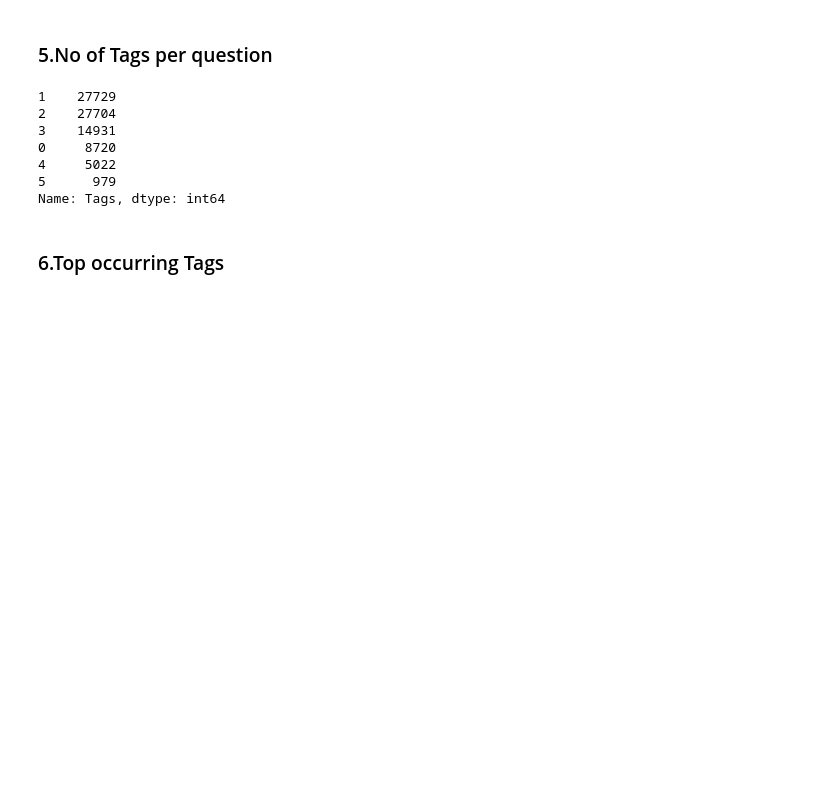
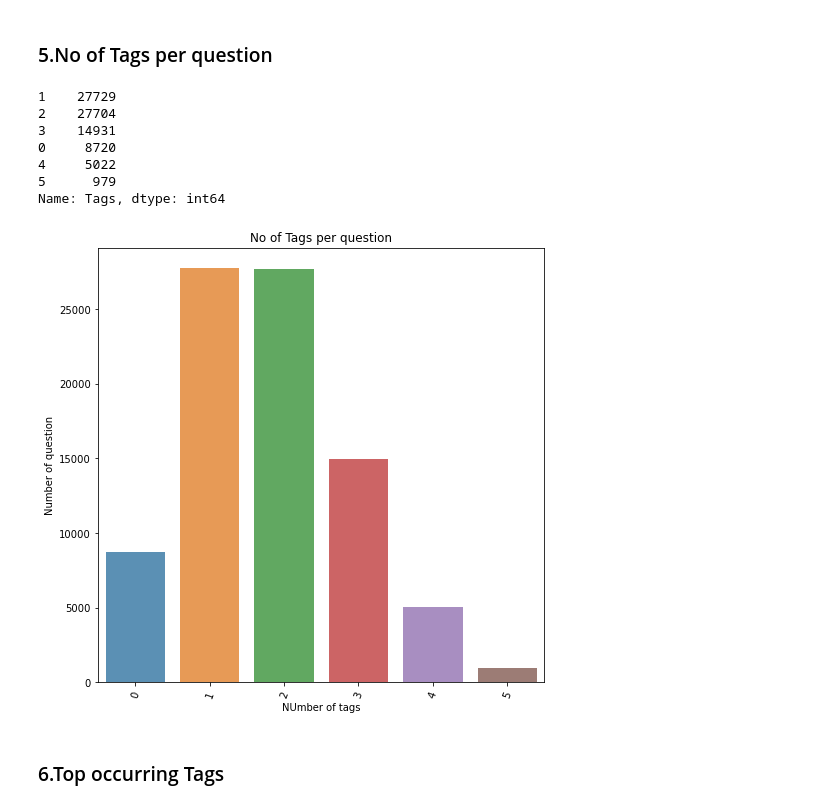
Before and after one commit to rahulanand1103/Stack-Exchange-Tag-Prediction, a Jupyter notebook: 1.Preprocessing-Stack Exchange-Prediction.ipynb, the cells around one changed output. Drawn from its saved outputs; the diff is of its cells as text; code cells hidden in the pictures; blank space fills up the shorter version.

```diff
--- a/1.Preprocessing-Stack Exchange-Prediction.ipynb
+++ b/1.Preprocessing-Stack Exchange-Prediction.ipynb
@@ -89,17 +88,25 @@ df_main.shape
 (85085, 2)
 # %% [markdown]
 ### 5.No of Tags per question
-# %%
-tags_counts=df_main["Tags"].apply(lambda text: len(text))
-print(tags_counts.value_counts())
-# %% [output]
-1    27729
-2    27704
-3    14931
-0     8720
-4     5022
-5      979
-Name: Tags, dtype: int64
+# %%
+tags_counts=df_main["Tags"].apply(lambda text: len(text))
+print(tags_counts.value_counts())
+plt.figure(figsize=(8,8))
+sns.barplot(tags_counts.value_counts().index, tags_counts.value_counts().values, alpha=0.8)
+plt.xticks(rotation=70)
+plt.title('No of Tags per question')
+plt.ylabel('Number of question')
+plt.xlabel('NUmber of tags')
+plt.show()
+# %% [output]
+1    27729
+2    27704
+3    14931
+0     8720
+4     5022
+5      979
+Name: Tags, dtype: int64
+[figure, added]
 # %% [markdown]
 ### 6.Top occurring Tags
 # %%
```
Also changed, not shown: parts of 4 cells of this notebook.
